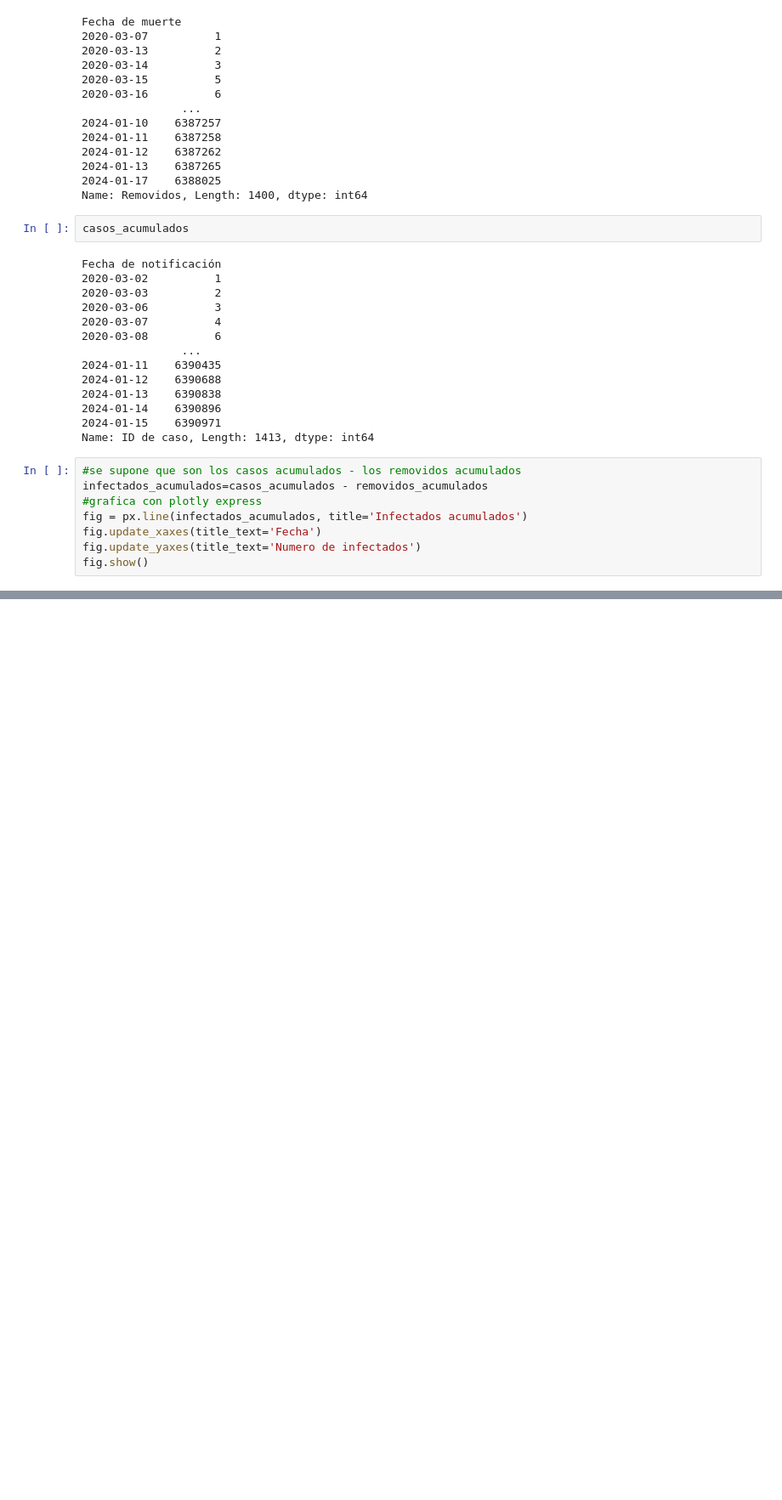
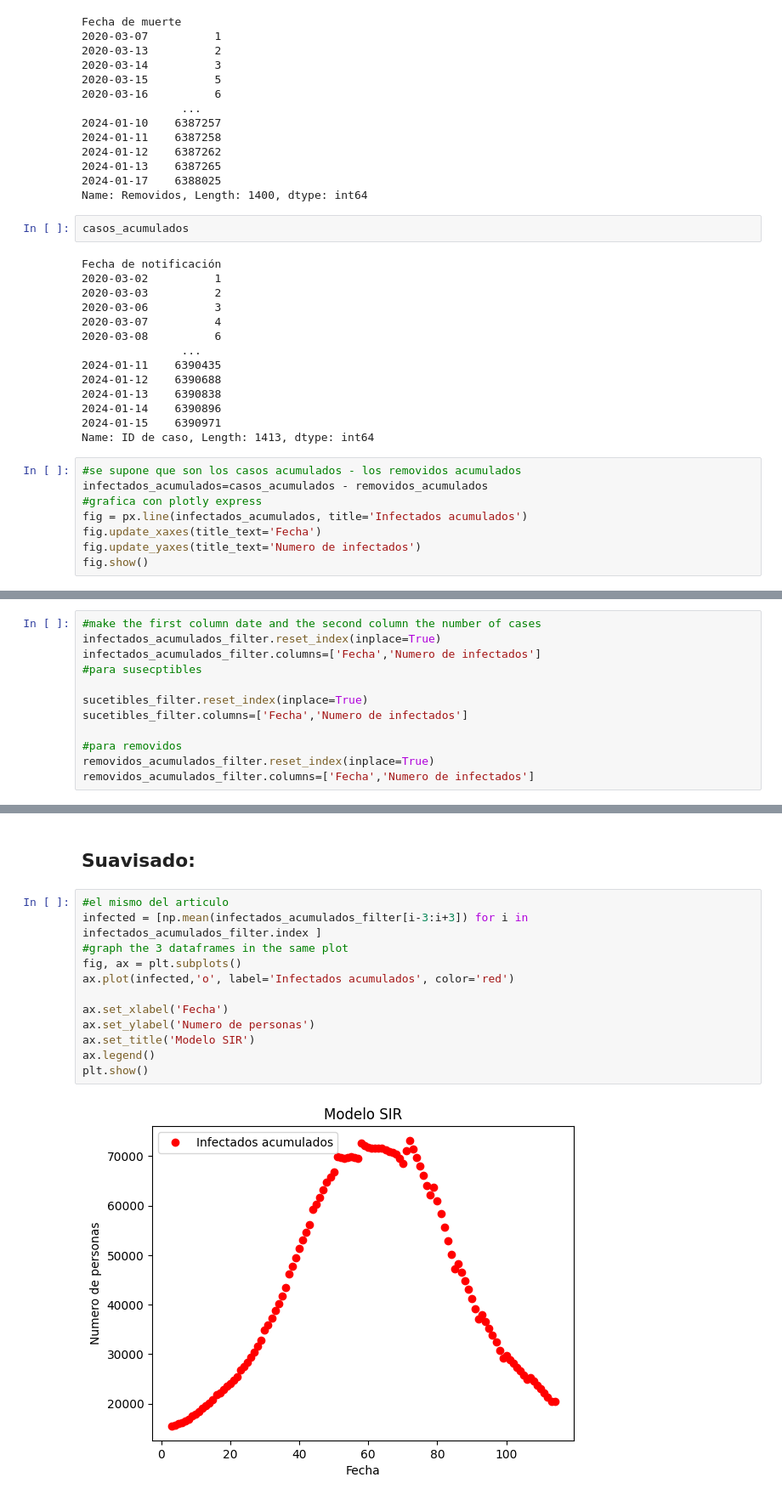
Before and after one commit to oazula/Dinamica-V, a Jupyter notebook: Analisis de datos Colombia.ipynb, the cells around one changed output, grey strips where cells are left out. Shown at 85% size. Cells and saved outputs as stored; diff of their text form; blank space fills up the shorter version.

```diff
--- a/Analisis de datos Colombia.ipynb
+++ b/Analisis de datos Colombia.ipynb
@@ -308,0 +339,12 @@ fig.show()
+# %%
+#make the first column date and the second column the number of cases
+infectados_acumulados_filter.reset_index(inplace=True)
+infectados_acumulados_filter.columns=['Fecha','Numero de infectados']
+#para susecptibles
+
+sucetibles_filter.reset_index(inplace=True)
+sucetibles_filter.columns=['Fecha','Numero de infectados']
+
+#para removidos
+removidos_acumulados_filter.reset_index(inplace=True)
+removidos_acumulados_filter.columns=['Fecha','Numero de infectados']
@@ -308,0 +433,16 @@ fig.show()
+# %% [markdown]
+## Suavisado:
+# %%
+#el mismo del articulo
+infected = [np.mean(infectados_acumulados_filter[i-3:i+3]) for i in infectados_acumulados_filter.index ]
+#graph the 3 dataframes in the same plot
+fig, ax = plt.subplots()
+ax.plot(infected,'o', label='Infectados acumulados', color='red')
+
+ax.set_xlabel('Fecha')
+ax.set_ylabel('Numero de personas')
+ax.set_title('Modelo SIR')
+ax.legend()
+plt.show()
+# %% [output]
+[figure, added]
```
Also changed, not shown: parts of 11 cells of this notebook, 1 other file.
